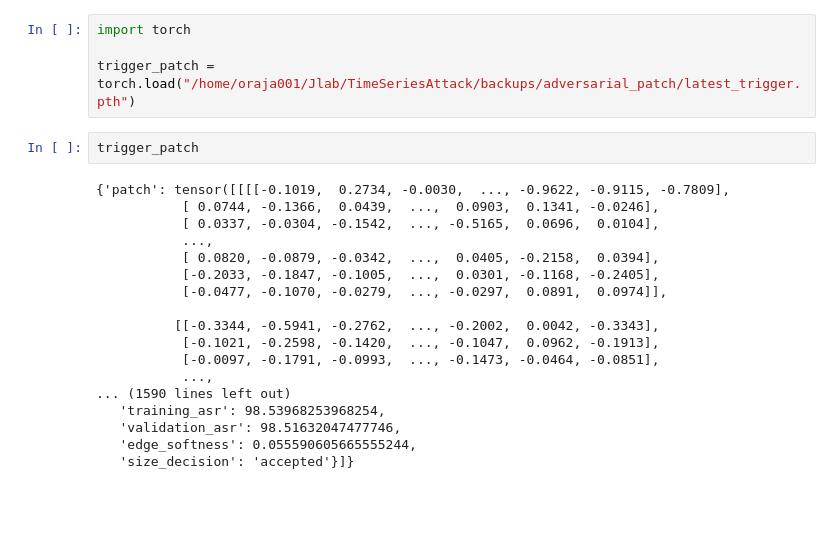
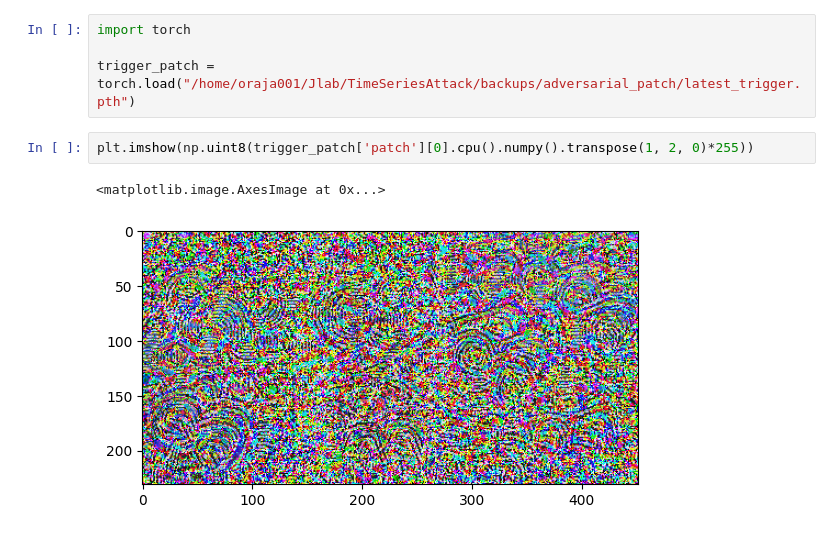
Before and after one commit to omidrajabi6868/TimeSeriesAttack, a Jupyter notebook: Main.ipynb, the cells around one changed output. Drawn from its saved outputs; the diff is of its cells as text; blank space fills up the shorter version.

```diff
--- a/Main.ipynb
+++ b/Main.ipynb
@@ -99,22 +99,7 @@ import torch
 
 trigger_patch = torch.load("/home/oraja001/Jlab/TimeSeriesAttack/backups/adversarial_patch/latest_trigger.pth")
 # %%
-trigger_patch
+plt.imshow(np.uint8(trigger_patch['patch'][0].cpu().numpy().transpose(1, 2, 0)*255))
 # %% [output]
-{'patch': tensor([[[[-0.1019,  0.2734, -0.0030,  ..., -0.9622, -0.9115, -0.7809],
-           [ 0.0744, -0.1366,  0.0439,  ...,  0.0903,  0.1341, -0.0246],
-           [ 0.0337, -0.0304, -0.1542,  ..., -0.5165,  0.0696,  0.0104],
-           ...,
-           [ 0.0820, -0.0879, -0.0342,  ...,  0.0405, -0.2158,  0.0394],
-           [-0.2033, -0.1847, -0.1005,  ...,  0.0301, -0.1168, -0.2405],
-           [-0.0477, -0.1070, -0.0279,  ..., -0.0297,  0.0891,  0.0974]],
-
-          [[-0.3344, -0.5941, -0.2762,  ..., -0.2002,  0.0042, -0.3343],
-           [-0.1021, -0.2598, -0.1420,  ..., -0.1047,  0.0962, -0.1913],
-           [-0.0097, -0.1791, -0.0993,  ..., -0.1473, -0.0464, -0.0851],
-           ...,
-... (1590 lines left out)
-   'training_asr': 98.53968253968254,
-   'validation_asr': 98.51632047477746,
-   'edge_softness': 0.055590605665555244,
-   'size_decision': 'accepted'}]}
+<matplotlib.image.AxesImage at 0x...>
+[figure, added]
```
Also changed, not shown: parts of 1 cell of this notebook, 3 other files.
